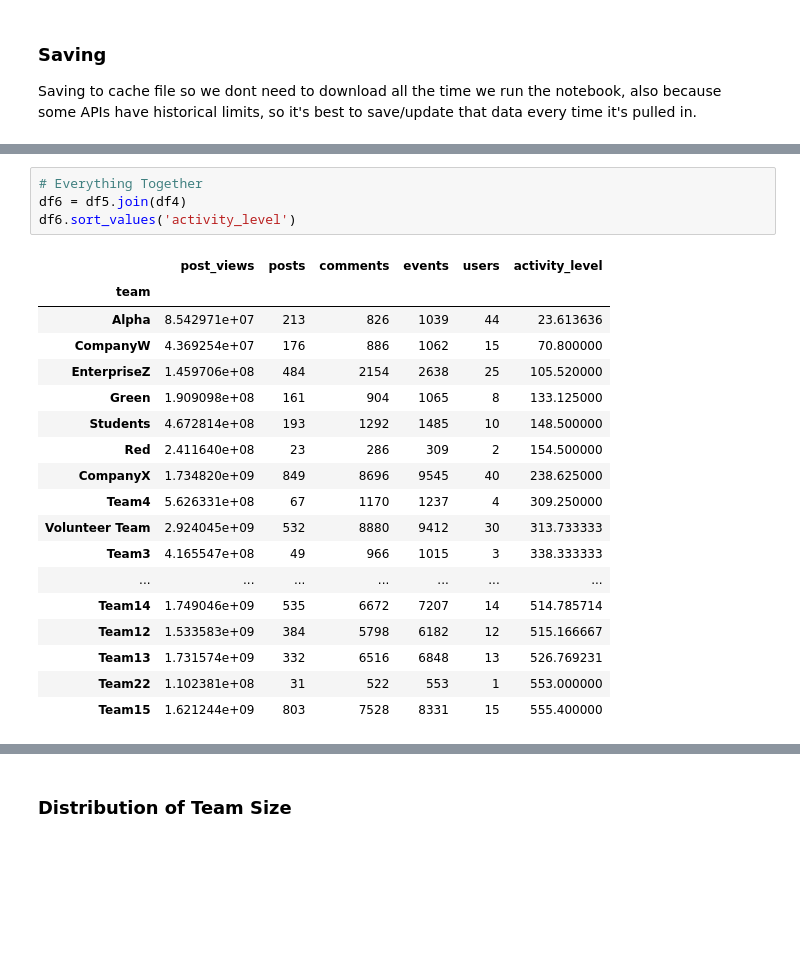
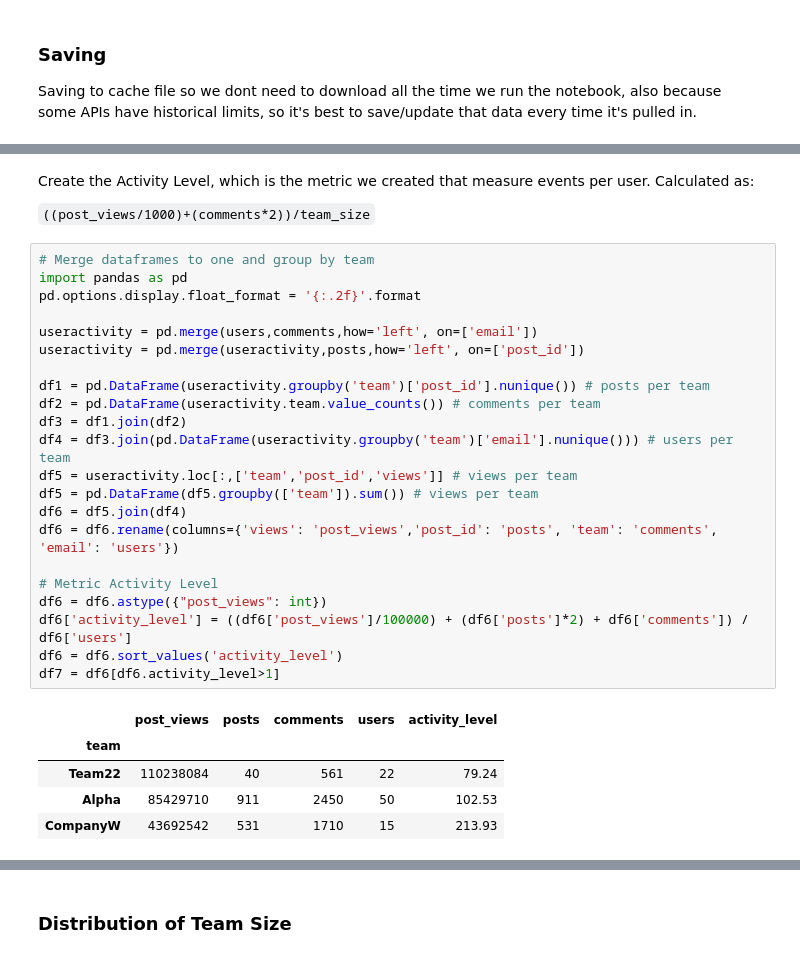
Before and after one commit to reisdebora/user-activity, a Jupyter notebook: notebook.ipynb, the cells around one changed output, grey strips where cells are left out. Cells and saved outputs as stored; diff of their text form; blank space fills up the shorter version.

````diff
--- a/notebook.ipynb
+++ b/notebook.ipynb
@@ -216,23 +135,32 @@ df_.iplot(y='post_views', theme='white', mode='lines+markers', color='blue',
-# %%
-# Everything Together
-df6 = df5.join(df4)
-df6.sort_values('activity_level')
-# %% [output]
-|  | post_views | posts | comments | events | users | activity_level |
-| team |  |  |  |  |  |  |
-| Alpha | 8.542971e+07 | 213 | 826 | 1039 | 44 | 23.613636 |
-| CompanyW | 4.369254e+07 | 176 | 886 | 1062 | 15 | 70.800000 |
-| EnterpriseZ | 1.459706e+08 | 484 | 2154 | 2638 | 25 | 105.520000 |
-| Green | 1.909098e+08 | 161 | 904 | 1065 | 8 | 133.125000 |
-| Students | 4.672814e+08 | 193 | 1292 | 1485 | 10 | 148.500000 |
-| Red | 2.411640e+08 | 23 | 286 | 309 | 2 | 154.500000 |
-| CompanyX | 1.734820e+09 | 849 | 8696 | 9545 | 40 | 238.625000 |
-| Team4 | 5.626331e+08 | 67 | 1170 | 1237 | 4 | 309.250000 |
-| Volunteer Team | 2.924045e+09 | 532 | 8880 | 9412 | 30 | 313.733333 |
-| Team3 | 4.165547e+08 | 49 | 966 | 1015 | 3 | 338.333333 |
-| ... | ... | ... | ... | ... | ... | ... |
-| Team14 | 1.749046e+09 | 535 | 6672 | 7207 | 14 | 514.785714 |
-| Team12 | 1.533583e+09 | 384 | 5798 | 6182 | 12 | 515.166667 |
-| Team13 | 1.731574e+09 | 332 | 6516 | 6848 | 13 | 526.769231 |
-| Team22 | 1.102381e+08 | 31 | 522 | 553 | 1 | 553.000000 |
-| Team15 | 1.621244e+09 | 803 | 7528 | 8331 | 15 | 555.400000 |
+# %% [markdown]
+Create the Activity Level, which is the metric we created that measure events per user. Calculated as:
+
+```((post_views/1000)+(comments*2))/team_size```
+# %%
+# Merge dataframes to one and group by team
+import pandas as pd
+pd.options.display.float_format = '{:.2f}'.format
+
+useractivity = pd.merge(users,comments,how='left', on=['email'])
+useractivity = pd.merge(useractivity,posts,how='left', on=['post_id'])
+
+df1 = pd.DataFrame(useractivity.groupby('team')['post_id'].nunique()) # posts per team
+df2 = pd.DataFrame(useractivity.team.value_counts()) # comments per team
+df3 = df1.join(df2)
+df4 = df3.join(pd.DataFrame(useractivity.groupby('team')['email'].nunique())) # users per team
+df5 = useractivity.loc[:,['team','post_id','views']] # views per team
+df5 = pd.DataFrame(df5.groupby(['team']).sum()) # views per team
+df6 = df5.join(df4)
+df6 = df6.rename(columns={'views': 'post_views','post_id': 'posts', 'team': 'comments', 'email': 'users'})
+
+# Metric Activity Level
+df6 = df6.astype({"post_views": int})
+df6['activity_level'] = ((df6['post_views']/100000) + (df6['posts']*2) + df6['comments']) / df6['users']
+df6 = df6.sort_values('activity_level')
+df7 = df6[df6.activity_level>1]
+# %% [output]
+|  | post_views | posts | comments | users | activity_level |
+| team |  |  |  |  |  |
+| Team22 | 110238084 | 40 | 561 | 22 | 79.24 |
+| Alpha | 85429710 | 911 | 2450 | 50 | 102.53 |
+| CompanyW | 43692542 | 531 | 1710 | 15 | 213.93 |
````
Also changed, not shown: parts of 26 cells of this notebook.
